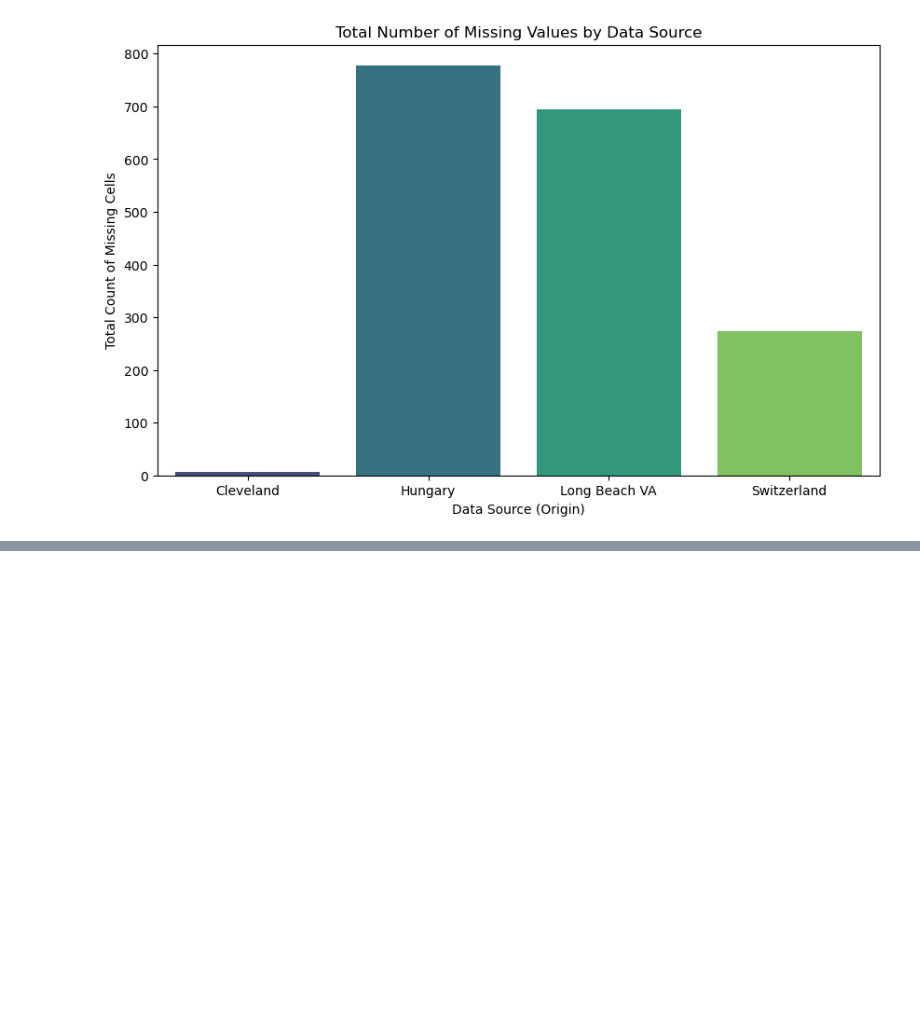
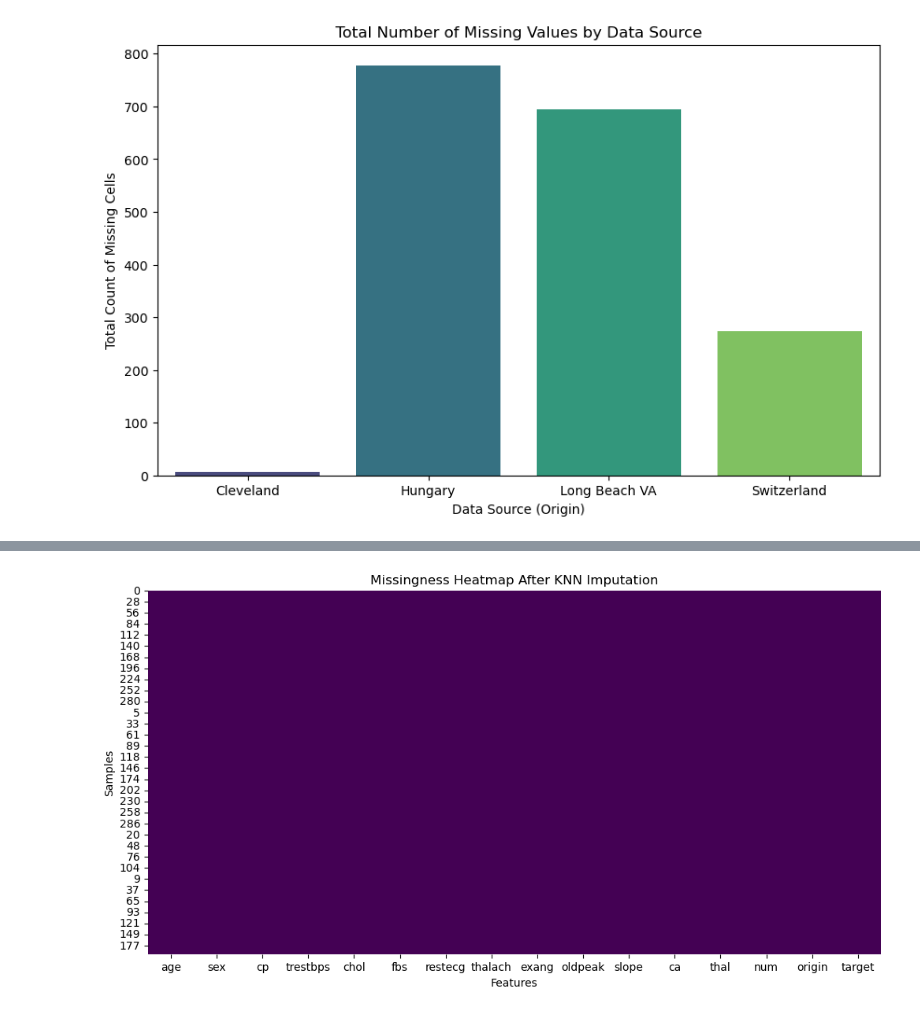
Before and after one commit to hashemwa/cmse830_fds, a Jupyter notebook: analysis.ipynb, the cells around one changed output, grey strips where cells are left out. Drawn from its saved outputs; the diff is of its cells as text; code cells hidden in the pictures; blank space fills up the shorter version.

```diff
--- a/analysis.ipynb
+++ b/analysis.ipynb
@@ -138,17 +219,17 @@ plt.show()
 # %%
-# --- Run this code in the next cell of your notebook ---
+df_final = df_combined_knn
 
 # Set up the plot with a larger size for clarity
 plt.figure(figsize=(12, 8))
 
 # Create a box plot using seaborn
-# We will use your best dataset: df_combined_knn
-sns.boxplot(data=df_combined_knn, x='origin', y='oldpeak', palette='viridis')
+# We will use your best dataset: df_final
+sns.boxplot(data=df_final, x='origin', y='oldpeak', palette='viridis')
 
 # Add titles and labels
-plt.title('Comparison of Cholesterol Levels by Data Source (Origin)')
+plt.title("ST Depression (oldpeak) by Data Source (Origin)")
 plt.xlabel('Data Source (Origin)')
-plt.ylabel('Serum Cholesterol (chol) in mg/dl')
+plt.ylabel('ST Depression (oldpeak)')
 plt.show()
 # %% [output]
 Passing `palette` without assigning `hue` is deprecated and will be removed in v0.14.0. Assign the `x` variable to `hue` and set `legend=False` for the same effect.
@@ -172,0 +262,10 @@ Passing `palette` without assigning `hue` is deprecated and will be removed in v
+# %%
+# Missingness Heatmap Imputed
+plt.figure(figsize=(12, 6))
+sns.heatmap(df_final.isnull(), cbar=False, cmap='viridis')
+plt.title('Missingness Heatmap After KNN Imputation')
+plt.xlabel('Features')
+plt.ylabel('Samples')
+plt.show()
+# %% [output]
+[figure, added]
```
Also changed, not shown: parts of 11 cells of this notebook, 4 other files.
